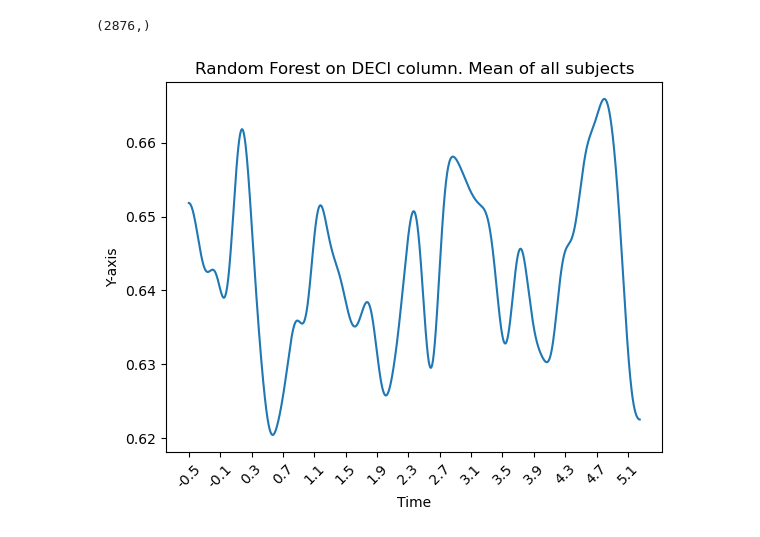
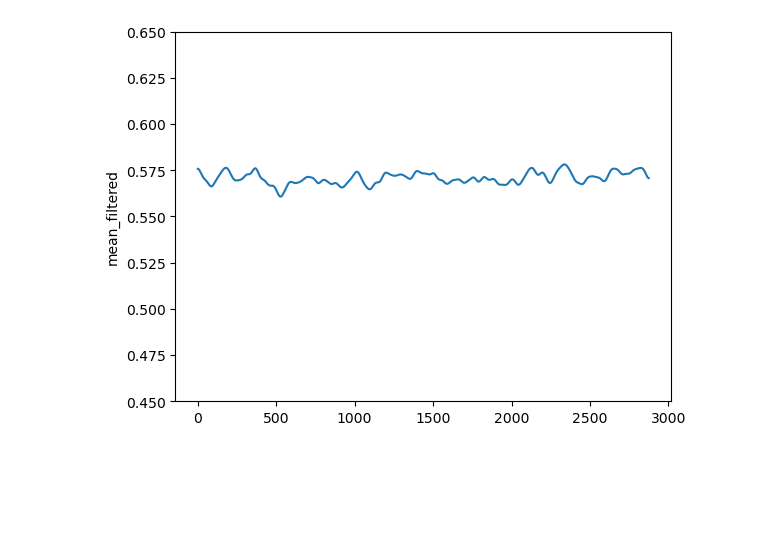
Before and after one commit to unthrived/master-thesis, a Jupyter notebook: 0_results.ipynb, the cells around one changed output. Saved outputs shown, nothing was run; the diff lists cells and outputs as text; code cells hidden in the pictures; blank space fills up the shorter version.

```diff
--- a/0_results.ipynb
+++ b/0_results.ipynb
@@ -25,6 +25,9 @@ with open(filename, "r") as file:
 import pandas as pd
 import ast
 import numpy as np
+import seaborn as sns
+from scipy.ndimage import gaussian_filter
+from matplotlib import pyplot as plt
 
 def parse_matrix(element):
     element = element.strip('[]').strip()
@@ -35,16 +38,32 @@ def parse_matrix(element):
 
 converter = {i: parse_matrix for i in range(0, 2875)}
 
-df_deci = pd.read_csv("RandomForest_deci.csv", converters=converter, header=None)
-df_deci = df_deci[0][0]
-df_deci_shuffled = pd.read_csv("RandomForest_deci_shuffled.csv", converters=converter, header=None)
-df_deci_shuffled = df_deci_shuffled[0][0]
-df_resp = pd.read_csv("RandomForest_resp.csv", converters=converter, header=None)
-df_resp = df_resp[0][0]
+deci = pd.read_csv("RandomForest_deci.csv", converters=converter, header=None)
+df_deci = pd.DataFrame(columns=range(26))
+for i in range (26):
+    df_deci[i] = deci[i][0]
+df_deci['mean'] = df_deci.mean(axis=1)
+df_deci['mean_filtered'] = gaussian_filter(df_deci['mean'], sigma=20)
+
+deci_shuffled = pd.read_csv("RandomForest_deci_shuffled.csv", converters=converter, header=None)
+df_deci_shuffled = pd.DataFrame(columns=range(26))
+for i in range (26):
+    df_deci_shuffled[i] = deci_shuffled[i][0]
+df_deci_shuffled['mean'] = df_deci_shuffled.mean(axis=1)
+df_deci_shuffled['mean_filtered'] = gaussian_filter(df_deci_shuffled['mean'], sigma=20)
+
+resp = pd.read_csv("RandomForest_resp.csv", converters=converter, header=None)
+df_resp = pd.DataFrame(columns=range(26))
+for i in range (26):
+    df_resp[i] = resp[i][0]
+df_resp['mean'] = df_resp.mean(axis=1)
+df_resp['mean_filtered'] = gaussian_filter(df_resp['mean'], sigma=20)
-# %%
-print(np.shape(df_deci))
-# %% [output]
-(2876,)
+# %%
+sns.lineplot(df_deci['mean_filtered'])
+plt.ylim(0.45,0.65)
+plt.show()
+# %% [output]
+[figure, added]
 # %%
 '''cell only for reading time labels'''
 from toolbox.methods import train_main_ori, read_data
@@ -55,26 +74,3 @@ all_epochs, all_rawdata = read_data(amount_of_subjects=1,
                         resample_frequency=20
                         )
 time_labels = all_epochs[0].times
-# %%
-import matplotlib.pyplot as plt
-import scipy.ndimage
-import numpy as np
-
-df_filtered = scipy.ndimage.gaussian_filter(df_deci, sigma=50)
-x_indices = np.arange(len(df_filtered))
-step = 200
-selected_indices = x_indices[::step]
-selected_labels = time_labels[::step]
-
-plt.plot(x_indices, df_filtered)
-plt.xticks(selected_indices, selected_labels)
-
-plt.xlabel('Time')
-plt.ylabel('Y-axis')
-plt.title('Random Forest on DECI column. Mean of all subjects')
-
-plt.xticks(rotation=45)
-
-plt.show()
-# %% [output]
-[figure, removed]
```
Also changed, not shown: parts of 5 cells of this notebook.
